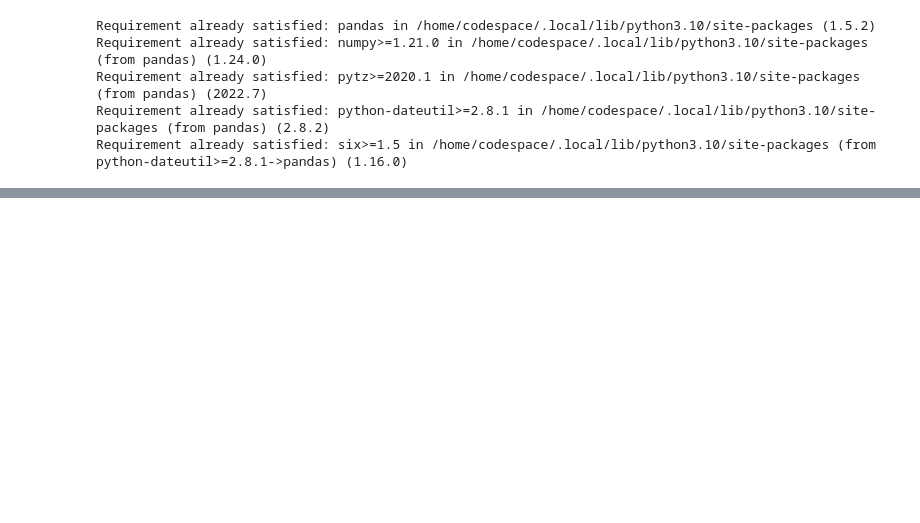
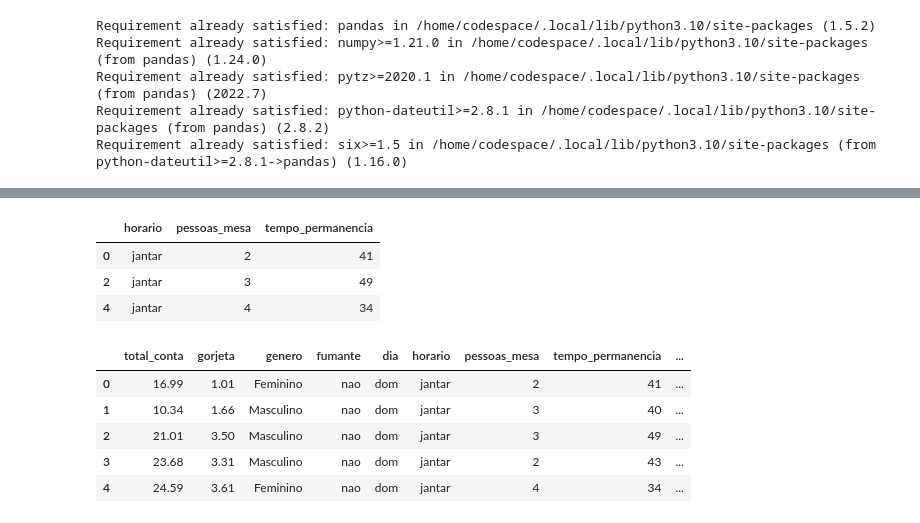
Before and after one commit to renankalil/intro_python_verao_ime_2023, a Jupyter notebook: notebooks/script_do_renan.ipynb, the cells around one changed output, grey strips where cells are left out. Cells and saved outputs as stored; diff of their text form; code cells hidden in the pictures; blank space fills up the shorter version.

```diff
--- a/notebooks/script_do_renan.ipynb
+++ b/notebooks/script_do_renan.ipynb
@@ -291,0 +353,17 @@ Bad pipe message: %s [b'']
+# %%
+df.iloc[[0,2,4], 5:8]
+# %% [output]
+|  | horario | pessoas_mesa | tempo_permanencia |
+| 0 | jantar | 2 | 41 |
+| 2 | jantar | 3 | 49 |
+| 4 | jantar | 4 | 34 |
+# %%
+df["total_conta_reais"] = df["total_conta"]*5.20
+df.head()
+# %% [output]
+|  | total_conta | gorjeta | genero | fumante | dia | horario | pessoas_mesa | tempo_permanencia | ... |
+| 0 | 16.99 | 1.01 | Feminino | nao | dom | jantar | 2 | 41 | ... |
+| 1 | 10.34 | 1.66 | Masculino | nao | dom | jantar | 3 | 40 | ... |
+| 2 | 21.01 | 3.50 | Masculino | nao | dom | jantar | 3 | 49 | ... |
+| 3 | 23.68 | 3.31 | Masculino | nao | dom | jantar | 2 | 43 | ... |
+| 4 | 24.59 | 3.61 | Feminino | nao | dom | jantar | 4 | 34 | ... |
```
Also changed, not shown: parts of 11 cells of this notebook.
